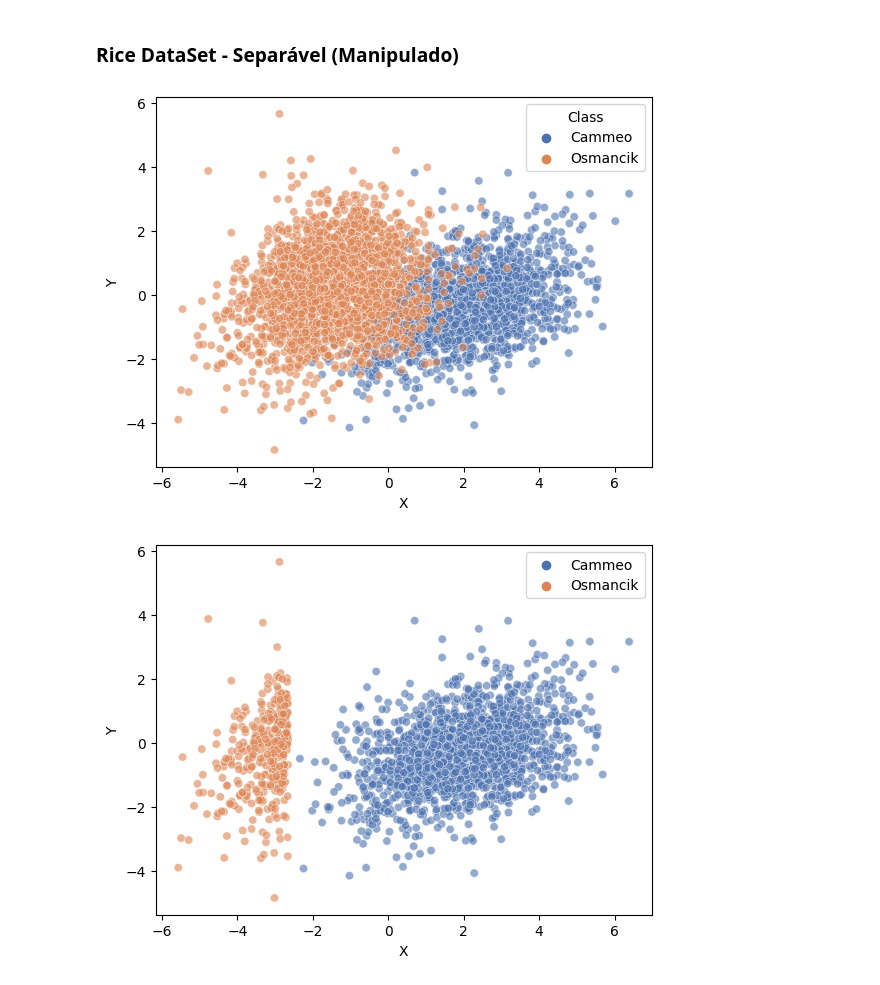
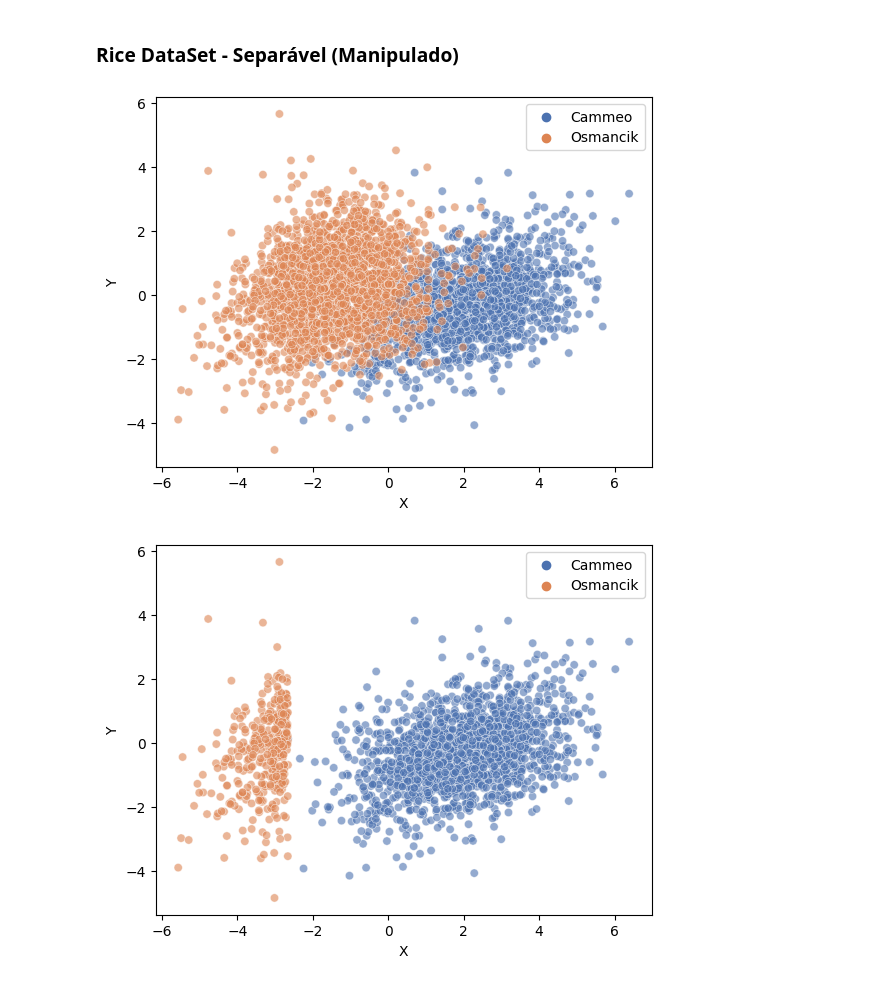
Before and after one commit to Igoreduardobraga/TP-1-ALG2, a Jupyter notebook: datasets_manipulation.ipynb, the cells around one changed output. Drawn from its saved outputs; the diff is of its cells as text; code cells hidden in the pictures.

```diff
--- a/datasets_manipulation.ipynb
+++ b/datasets_manipulation.ipynb
@@ -213,19 +207,19 @@ plot_scatter(filtered_rice_df)
 # %%
 features, targets = import_uci(545)
 
 normalized_data = StandardScaler().fit_transform(features)
 
 # Apply PCA with 2 components
 pca = PCA(n_components=2)
 components = pca.fit_transform(normalized_data)
 
 # Create a dataframe with PCA components and class labels
 rice_df = pd.DataFrame(data=components, columns=["X", "Y"])
 rice_df['Class'] = targets
 
-plot_scatter(rice_df, 0)
+plot_scatter(rice_df)
 # %% [output]
-[figure, old version]
+[figure, new version]
 # %%
 # Selecionar ponto mais à esqueda da classe "Cammeo"
 cammeo_leftmost_point = rice_df[rice_df['Class'] == 'Cammeo'].min()['X']
```
Also changed, not shown: parts of 15 cells of this notebook, 3 other files.
